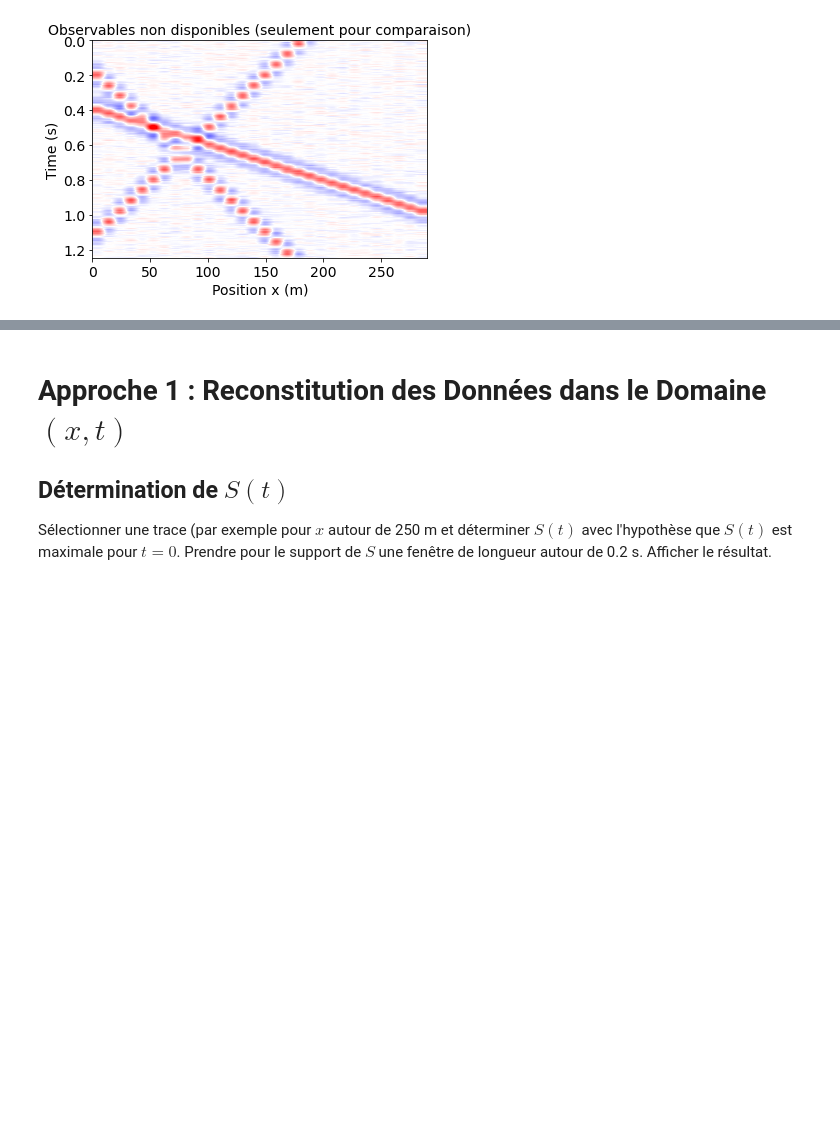
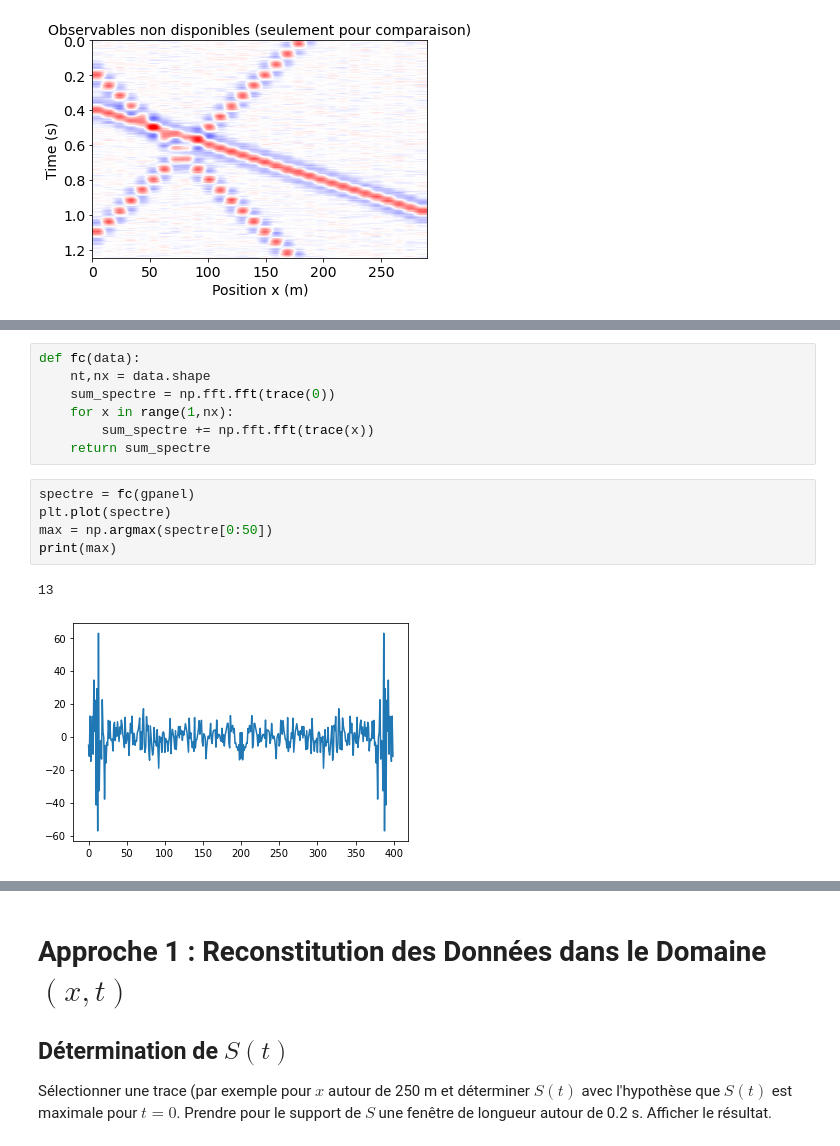
Before and after one commit to 21pili/tds, a Jupyter notebook: mini_projet_groupe1.ipynb, the cells around one changed output, grey strips where cells are left out. Drawn from its saved outputs; the diff is of its cells as text; blank space fills up the shorter version.

```diff
--- a/mini_projet_groupe1.ipynb
+++ b/mini_projet_groupe1.ipynb
@@ -104,0 +120,15 @@ $f_c$ est la fréquence caractéristique du signal (pour l'obtenir, calculer les
+# %%
+def fc(data):
+    nt,nx = data.shape
+    sum_spectre = np.fft.fft(trace(0))
+    for x in range(1,nx):
+        sum_spectre += np.fft.fft(trace(x))
+    return sum_spectre
+# %%
+spectre = fc(gpanel)
+plt.plot(spectre)
+max = np.argmax(spectre[0:50])
+print(max)
+# %% [output]
+13
+[figure, added]
```
Also changed, not shown: parts of 8 cells of this notebook.
